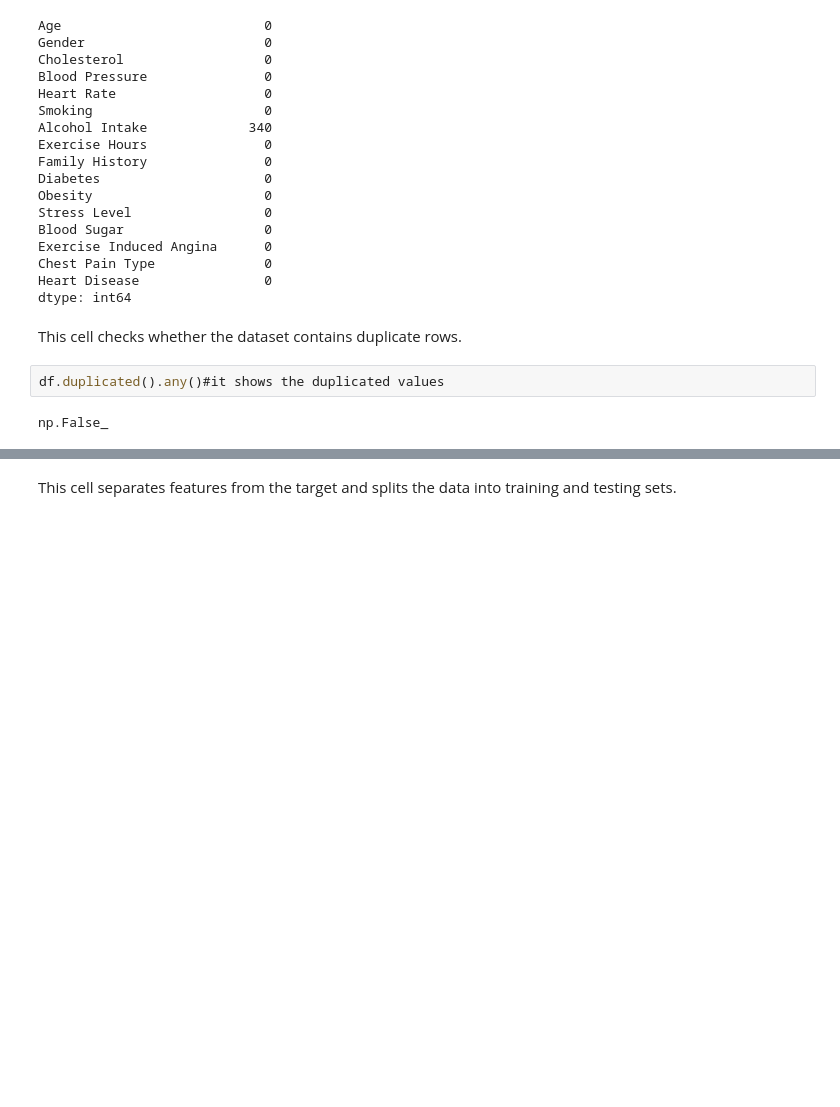
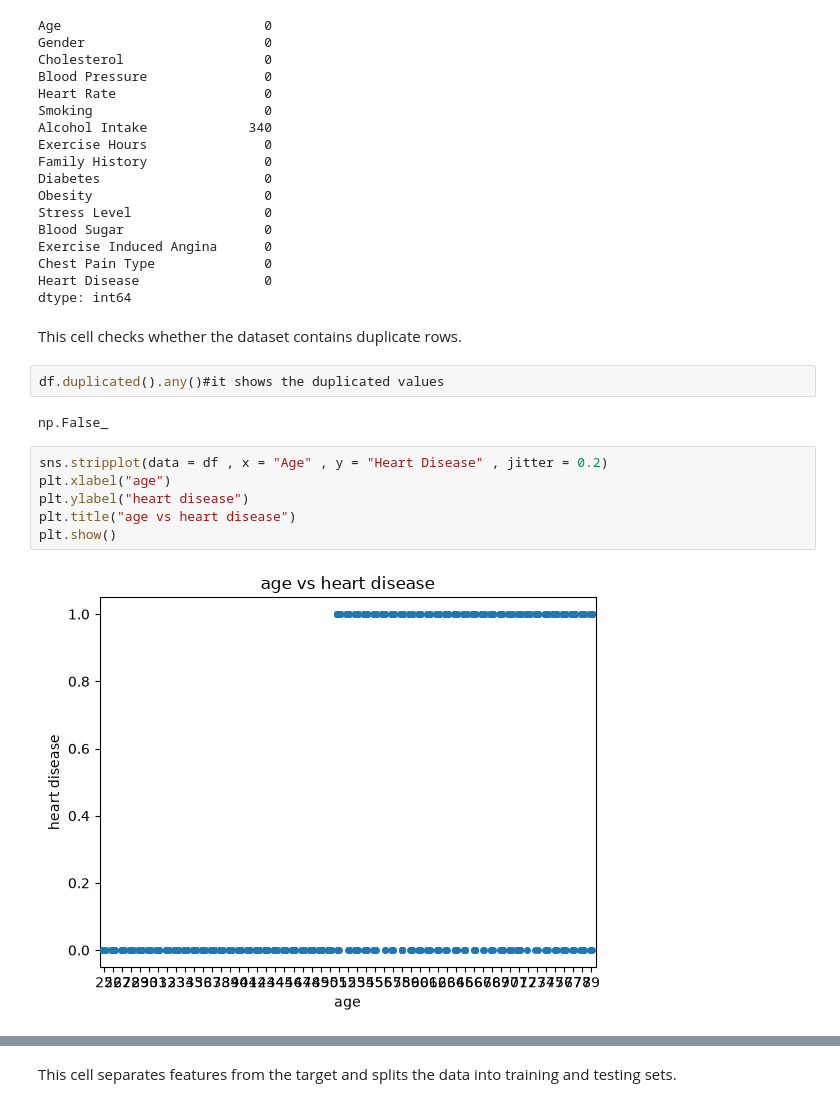
Before and after one commit to Asit-Sengar/Machine_Learning_Projects, a Jupyter notebook: Heart_disease_prediction/disease_prediction.ipynb, the cells around one changed output, grey strips where cells are left out. Drawn from its saved outputs; the diff is of its cells as text; blank space fills up the shorter version.

```diff
--- a/Heart_disease_prediction/disease_prediction.ipynb
+++ b/Heart_disease_prediction/disease_prediction.ipynb
@@ -93,3 +95,11 @@ This cell checks whether the dataset contains duplicate rows.
 df.duplicated().any()#it shows the duplicated values
 # %% [output]
 np.False_
+# %%
+sns.stripplot(data = df , x = "Age" , y = "Heart Disease" , jitter = 0.2)
+plt.xlabel("age")
+plt.ylabel("heart disease")
+plt.title("age vs heart disease")
+plt.show()
+# %% [output]
+[figure, added]
```
Also changed, not shown: parts of 19 cells of this notebook, 4 other files.
